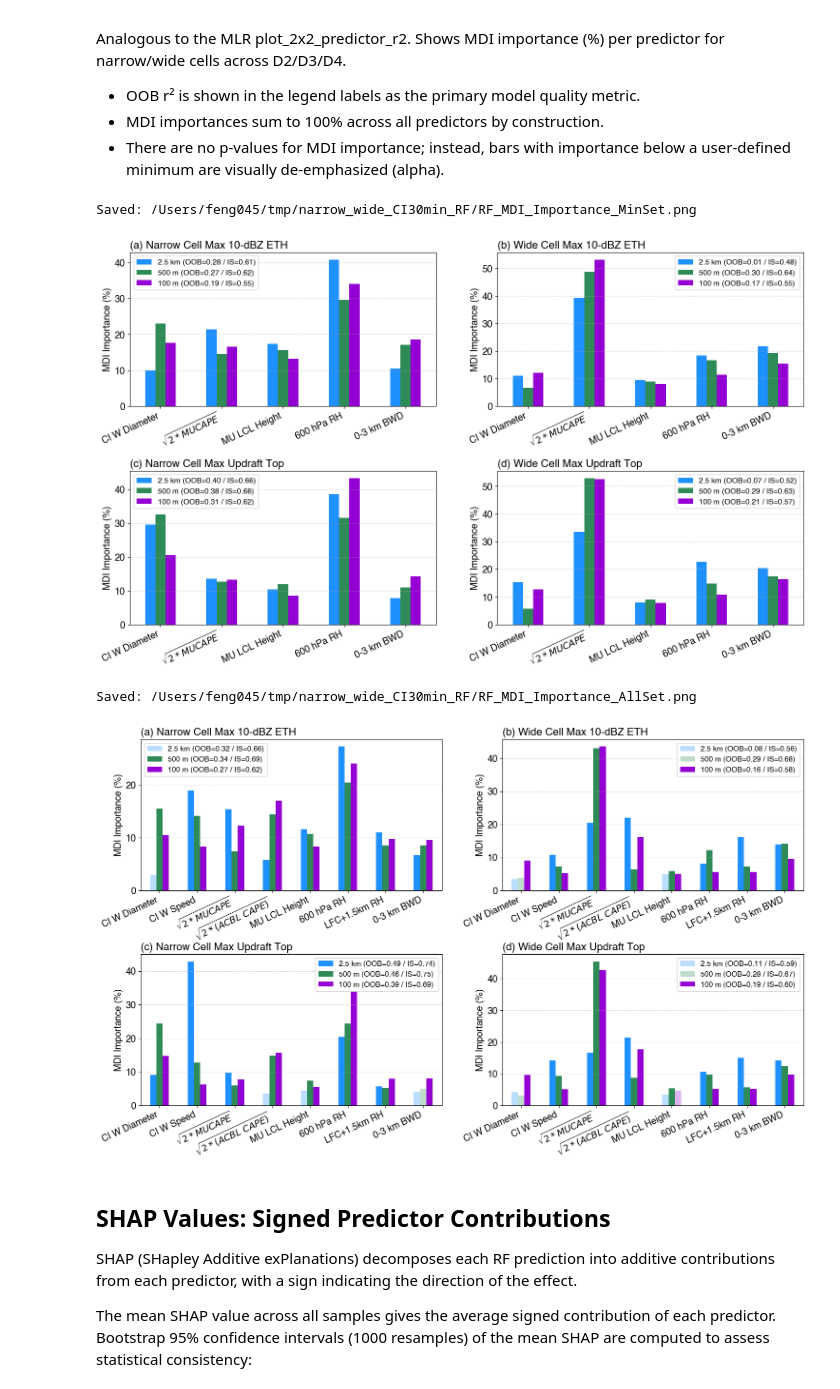
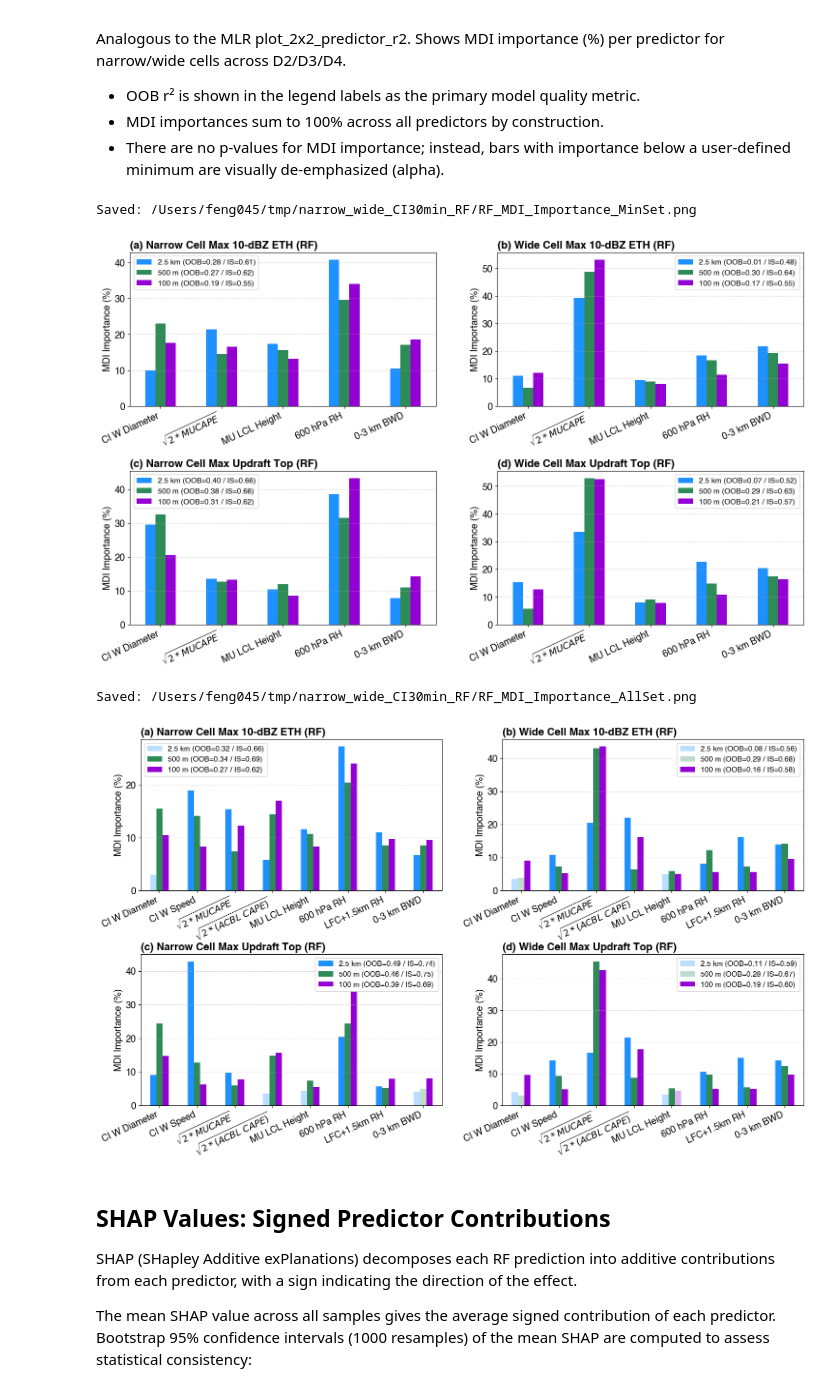
Before and after one commit to ICLASS-SFA/lasso_cellgrowth, a Jupyter notebook: notebooks/plot_track_correlations_lasso_by_celldiam_avg_env_RF.ipynb, the cells around one changed output. Drawn from its saved outputs; the diff is of its cells as text; code cells hidden in the pictures.

```diff
--- a/notebooks/plot_track_correlations_lasso_by_celldiam_avg_env_RF.ipynb
+++ b/notebooks/plot_track_correlations_lasso_by_celldiam_avg_env_RF.ipynb
@@ -1405,34 +1396,34 @@ def plot_2x2_rf_importance(nrow, ncol, importance_data, r2_oob_data, titles, pre
 # %%
 # Plot MDI importances — minimal set
 importance_data = [
     [[rf_narrow_minset_eth_d2.feature_importances_, rf_narrow_minset_eth_d3.feature_importances_, rf_narrow_minset_eth_d4.feature_importances_],
     [rf_wide_minset_eth_d2.feature_importances_, rf_wide_minset_eth_d3.feature_importances_, rf_wide_minset_eth_d4.feature_importances_]],
     [[rf_narrow_minset_wtop_d2.feature_importances_, rf_narrow_minset_wtop_d3.feature_importances_, rf_narrow_minset_wtop_d4.feature_importances_],
     [rf_wide_minset_wtop_d2.feature_importances_, rf_wide_minset_wtop_d3.feature_importances_, rf_wide_minset_wtop_d4.feature_importances_]],
 ]
 r2_oob_data = [
     [[r2oob_narrow_minset_eth_d2, r2oob_narrow_minset_eth_d3, r2oob_narrow_minset_eth_d4],
     [r2oob_wide_minset_eth_d2, r2oob_wide_minset_eth_d3, r2oob_wide_minset_eth_d4]],
     [[r2oob_narrow_minset_wtop_d2, r2oob_narrow_minset_wtop_d3, r2oob_narrow_minset_wtop_d4],
     [r2oob_wide_minset_wtop_d2, r2oob_wide_minset_wtop_d3, r2oob_wide_minset_wtop_d4]],
 ]
 r2_insample_data = [
     [[r2in_narrow_minset_eth_d2, r2in_narrow_minset_eth_d3, r2in_narrow_minset_eth_d4],
     [r2in_wide_minset_eth_d2, r2in_wide_minset_eth_d3, r2in_wide_minset_eth_d4]],
     [[r2in_narrow_minset_wtop_d2, r2in_narrow_minset_wtop_d3, r2in_narrow_minset_wtop_d4],
     [r2in_wide_minset_wtop_d2, r2in_wide_minset_wtop_d3, r2in_wide_minset_wtop_d4]],
 ]
 titles = [
-    ['(a) Narrow Cell Max 10-dBZ ETH', '(b) Wide Cell Max 10-dBZ ETH'],
-    ['(c) Narrow Cell Max Updraft Top', '(d) Wide Cell Max Updraft Top'],
+    ['(a) Narrow Cell Max 10-dBZ ETH (RF)', '(b) Wide Cell Max 10-dBZ ETH (RF)'],
+    ['(c) Narrow Cell Max Updraft Top (RF)', '(d) Wide Cell Max Updraft Top (RF)'],
 ]
 figname = f"{figdir}RF_MDI_Importance_MinSet.png"
 fig = plot_2x2_rf_importance(2, 2, importance_data, r2_oob_data, titles, predictors_minset,
     r2_insample_data=r2_insample_data,
     figsize=(18, 10), fontsize=14, xtick_rot=25, hspace=0.42, wspace=0.2, figname=figname)
 # %% [output]
 Saved: /Users/feng045/tmp/narrow_wide_CI30min_RF/RF_MDI_Importance_MinSet.png
-[figure, old version]
+[figure, new version]
 # %%
 # # Plot MDI importances — CI-Max W Diameter set
 # importance_data = [
@@ -1482,8 +1473,8 @@ r2_insample_data = [
     [r2in_wide_all_wtop_d2, r2in_wide_all_wtop_d3, r2in_wide_all_wtop_d4]],
 ]
 titles = [
-    ['(a) Narrow Cell Max 10-dBZ ETH', '(b) Wide Cell Max 10-dBZ ETH'],
-    ['(c) Narrow Cell Max Updraft Top', '(d) Wide Cell Max Updraft Top'],
+    ['(a) Narrow Cell Max 10-dBZ ETH (RF)', '(b) Wide Cell Max 10-dBZ ETH (RF)'],
+    ['(c) Narrow Cell Max Updraft Top (RF)', '(d) Wide Cell Max Updraft Top (RF)'],
 ]
 figname = f"{figdir}RF_MDI_Importance_AllSet.png"
 fig = plot_2x2_rf_importance(2, 2, importance_data, r2_oob_data, titles, predictors_all,
@@ -1491,7 +1482,7 @@ fig = plot_2x2_rf_importance(2, 2, importance_data, r2_oob_data, titles, predict
     figsize=(18, 10), fontsize=14, xtick_rot=25, hspace=0.42, wspace=0.2, figname=figname)
 # %% [output]
 Saved: /Users/feng045/tmp/narrow_wide_CI30min_RF/RF_MDI_Importance_AllSet.png
-[figure, old version]
+[figure, new version]
 # %% [markdown]
 ## SHAP Values: Signed Predictor Contributions
 
```
Also changed, not shown: parts of 9 cells of this notebook, 6 other files.
